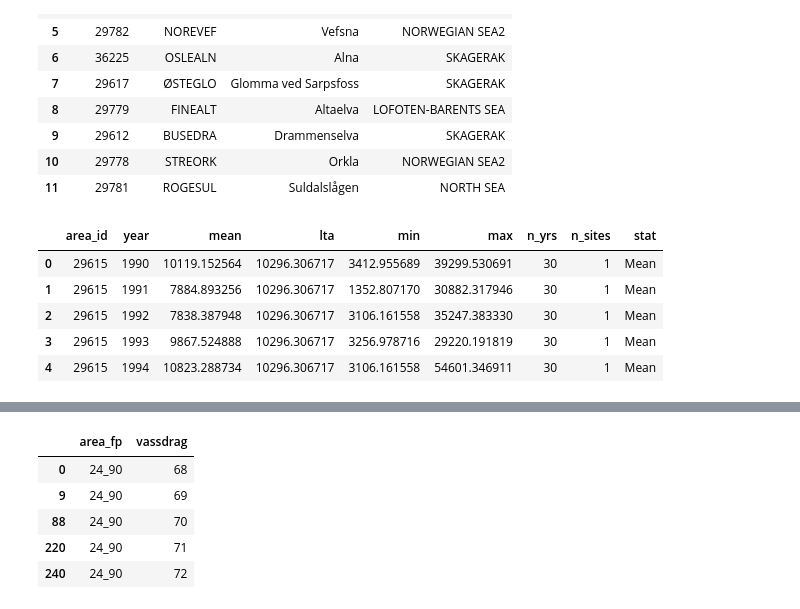
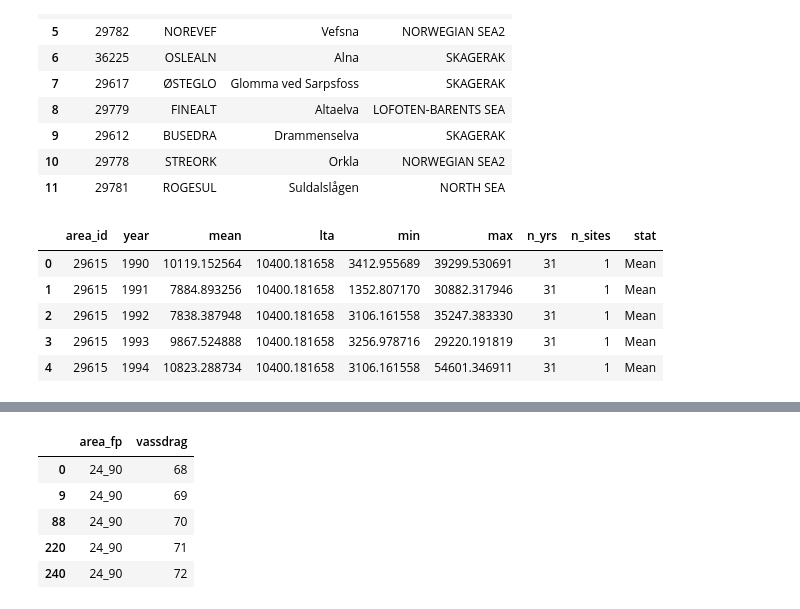
Before and after one commit to JamesSample/rid, a Jupyter notebook: notebooks/recalculate_ospar_flows.ipynb, the cells around one changed output, grey strips where cells are left out. Drawn from its saved outputs; the diff is of its cells as text; code cells hidden in the pictures.

```diff
--- a/notebooks/recalculate_ospar_flows.ipynb
+++ b/notebooks/recalculate_ospar_flows.ipynb
@@ -35,7 +36,7 @@ Password:  ········
 Connection successful.
 # %%
 # Year of interest
-year = 2019
+year = 2020
 # %% [markdown]
 ## 1. Discharges from monitored locations
 
@@ -88,75 +85,78 @@ mon_df
 df_list = []
 
 # Loop over sites
-for stn_id in mon_df['station_id']:
+for stn_id in mon_df["station_id"]:
     # Get catch area for chem station
-    sql = ("SELECT catchment_area FROM resa2.stations "
-           "WHERE station_id = %s" % stn_id)
+    sql = f"SELECT catchment_area FROM resa2.stations WHERE station_id = {stn_id}"
     area_df = pd.read_sql_query(sql, engine)
-    wc_area = area_df['catchment_area'].iloc[0]
+    wc_area = area_df["catchment_area"].iloc[0]
 
     # Get linked discharge station
-    sql = ("SELECT * FROM resa2.default_dis_stations "
-           "WHERE station_id = %s" % stn_id)
+    sql = f"SELECT * FROM resa2.default_dis_stations WHERE station_id = {stn_id}"
     dis_df = pd.read_sql_query(sql, engine)
-    dis_stn_id = dis_df['dis_station_id'].iloc[0]
+    dis_stn_id = dis_df["dis_station_id"].iloc[0]
 
     # Get catchment area for discharge station
-    sql = ("SELECT area FROM resa2.discharge_stations "
-           "WHERE dis_station_id = %s" % dis_stn_id)
+    sql = (
+        "SELECT area FROM resa2.discharge_stations "
+        "WHERE dis_station_id = %s" % dis_stn_id
+    )
     area_df = pd.read_sql_query(sql, engine)
-    dis_area = area_df['area'].iloc[0]
+    dis_area = area_df["area"].iloc[0]
 
     # Get annual summary flow stats for this station
-    sql = ("SELECT TO_CHAR(xdate, 'YYYY') as year, "
-           "       AVG(xvalue) as mean, "
-           "       MIN(xvalue) as min, "
-           "       MAX(xvalue) as max "
-           "FROM resa2.discharge_values "
-           "WHERE dis_station_id = %s "
-           "AND xdate >= date '1990-01-01' "
-           "AND xdate <= date '%s-12-31' "
-           "GROUP BY TO_CHAR(xdate, 'YYYY') "
-           "ORDER BY year" % (dis_stn_id, year))
+    sql = (
+        "SELECT TO_CHAR(xdate, 'YYYY') as year, "
+        "       AVG(xvalue) as mean, "
+        "       MIN(xvalue) as min, "
+        "       MAX(xvalue) as max "
+        "FROM resa2.discharge_values "
+        "WHERE dis_station_id = %s "
+        "AND xdate >= date '1990-01-01' "
+        "AND xdate <= date '%s-12-31' "
+        "GROUP BY TO_CHAR(xdate, 'YYYY') "
+        "ORDER BY year" % (dis_stn_id, year)
+    )
     q_df = pd.read_sql_query(sql, engine)
 
     # Set index
-    q_df.index = q_df['year']
-    del q_df['year']
+    q_df.index = q_df["year"]
+    del q_df["year"]
 
     # Scale flows by area ratio
-    q_df = q_df*wc_area/dis_area
+    q_df = q_df * wc_area / dis_area
 
     # Convert m3/s to 1000 m3/d
-    q_df = q_df*60*60*24/1000
+    q_df = q_df * 60 * 60 * 24 / 1000
 
     # Reset index
     q_df.reset_index(inplace=True)
 
     # Add LTA and n_yrs
-    q_df['lta'] = q_df['mean'].mean()
-    q_df['n_yrs'] = len(q_df)
+    q_df["lta"] = q_df["mean"].mean()
+    q_df["n_yrs"] = len(q_df)
 
     # Add ospar region ID, n_sites and 'mean' cols
-    q_df['area_id'] = stn_id
-    q_df['stat'] = 'Mean'
-    q_df['n_sites'] = 1
+    q_df["area_id"] = stn_id
+    q_df["stat"] = "Mean"
+    q_df["n_sites"] = 1
 
     # Re-order cols to match template
-    q_df = q_df[['area_id', 'year', 'mean', 'lta', 'min',
-                 'max', 'n_yrs', 'n_sites', 'stat']]
+    q_df = q_df[
+        ["area_id", "year", "mean", "lta", "min", "max", "n_yrs", "n_sites", "stat"]
+    ]
 
     # Add to results
     df_list.append(q_df)
 
 # Combine to single df
 q_mon_df = pd.concat(df_list, axis=0)
 
 q_mon_df.head()
 # %% [output]
 |  | area_id | year | mean | lta | min | max | n_yrs | n_sites | stat |
-| 0 | 29615 | 1990 | 10119.152564 | 10296.306717 | 3412.955689 | 39299.530691 | 30 | 1 | Mean |
-| 1 | 29615 | 1991 | 7884.893256 | 10296.306717 | 1352.807170 | 30882.317946 | 30 | 1 | Mean |
-| 2 | 29615 | 1992 | 7838.387948 | 10296.306717 | 3106.161558 | 35247.383330 | 30 | 1 | Mean |
-| 3 | 29615 | 1993 | 9867.524888 | 10296.306717 | 3256.978716 | 29220.191819 | 30 | 1 | Mean |
-| 4 | 29615 | 1994 | 10823.288734 | 10296.306717 | 3106.161558 | 54601.346911 | 30 | 1 | Mean |
+| 0 | 29615 | 1990 | 10119.152564 | 10400.181658 | 3412.955689 | 39299.530691 | 31 | 1 | Mean |
+| 1 | 29615 | 1991 | 7884.893256 | 10400.181658 | 1352.807170 | 30882.317946 | 31 | 1 | Mean |
+| 2 | 29615 | 1992 | 7838.387948 | 10400.181658 | 3106.161558 | 35247.383330 | 31 | 1 | Mean |
+| 3 | 29615 | 1993 | 9867.524888 | 10400.181658 | 3256.978716 | 29220.191819 | 31 | 1 | Mean |
+| 4 | 29615 | 1994 | 10823.288734 | 10400.181658 | 3106.161558 | 54601.346911 | 31 | 1 | Mean |
```
Also changed, not shown: parts of 9 cells of this notebook, 4 other files.
